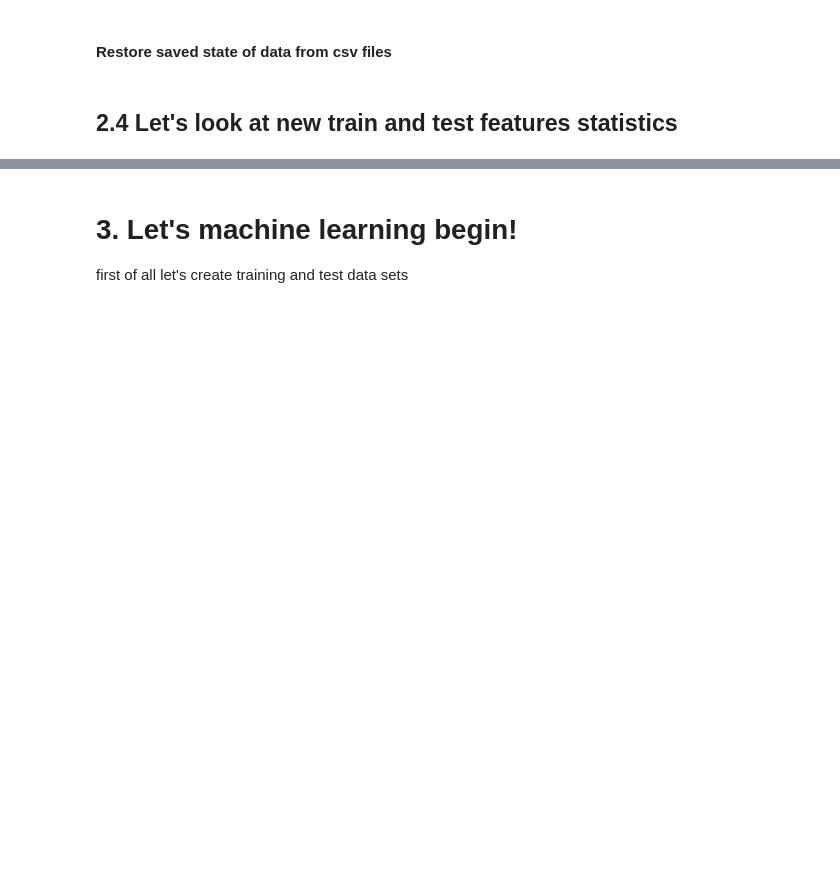
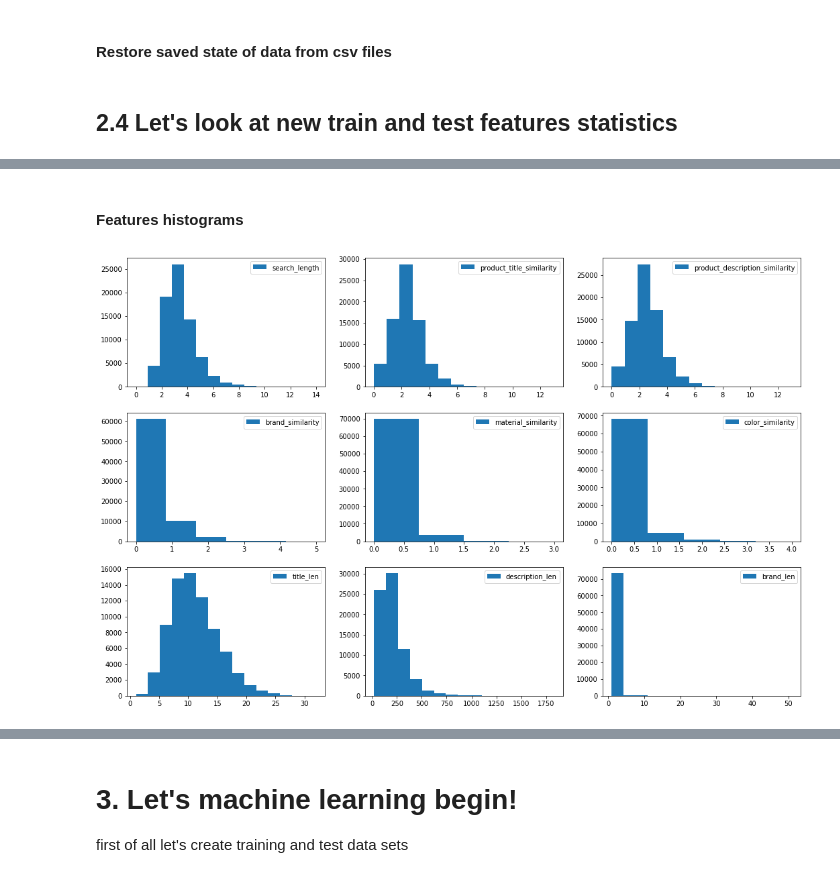
Before and after one commit to dmreshet/data_science_learning_path_final, a Jupyter notebook: final-project.ipynb, the cells around one changed output, grey strips where cells are left out. Cells and saved outputs as stored; diff of their text form; code cells hidden in the pictures; blank space fills up the shorter version.

```diff
--- a/final-project.ipynb
+++ b/final-project.ipynb
@@ -539,0 +573,16 @@ full_test_df.describe()
+# %% [markdown]
+#### Features histograms
+# %%
+fig, axes = plt.subplots(nrows=int(len(full_test_df.columns)/3), ncols=3, figsize=(18, 12))
+
+for idx, colname in  enumerate(full_test_df.columns):
+    ax = axes[int(idx/3)][idx%3]
+    uniq = np.unique(full_train_df[colname])
+    val_max = np.max(full_train_df[colname].values)
+    ax.hist(full_train_df[colname], bins = (15 if len(uniq) > 15 else len(uniq)))
+    ax.set_label(colname)
+    ax.legend([colname])
+
+plt.show()
+# %% [output]
+[figure, added]
```
Also changed, not shown: parts of 94 cells of this notebook, 1 other file.
